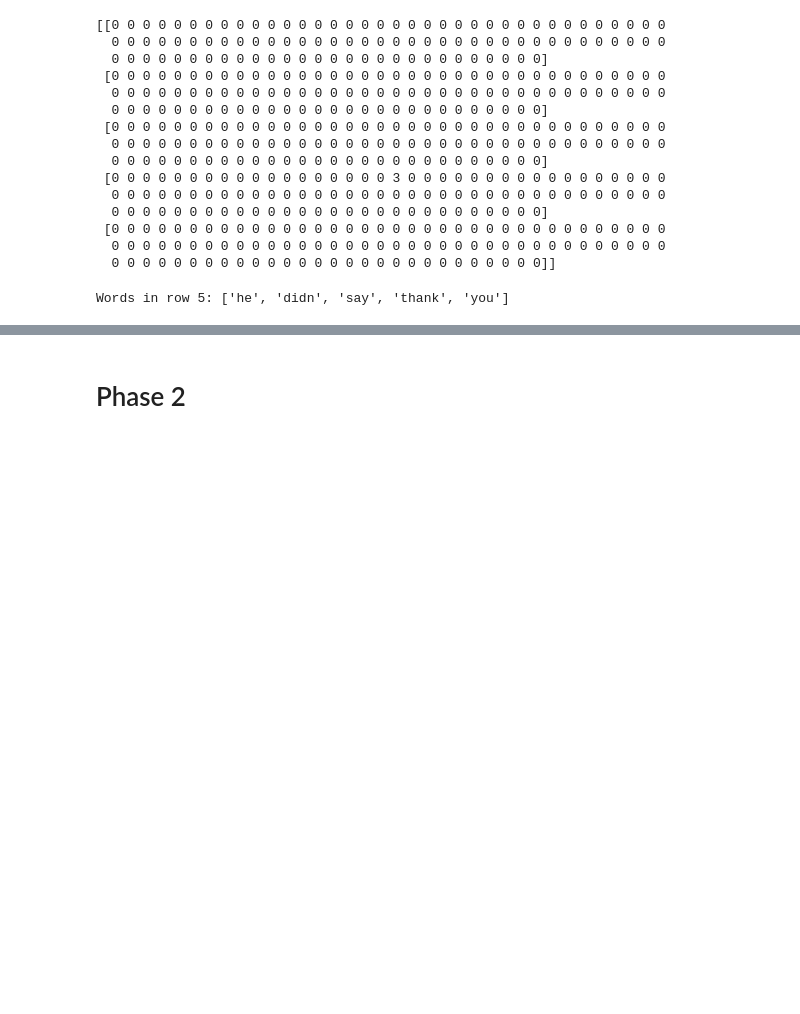
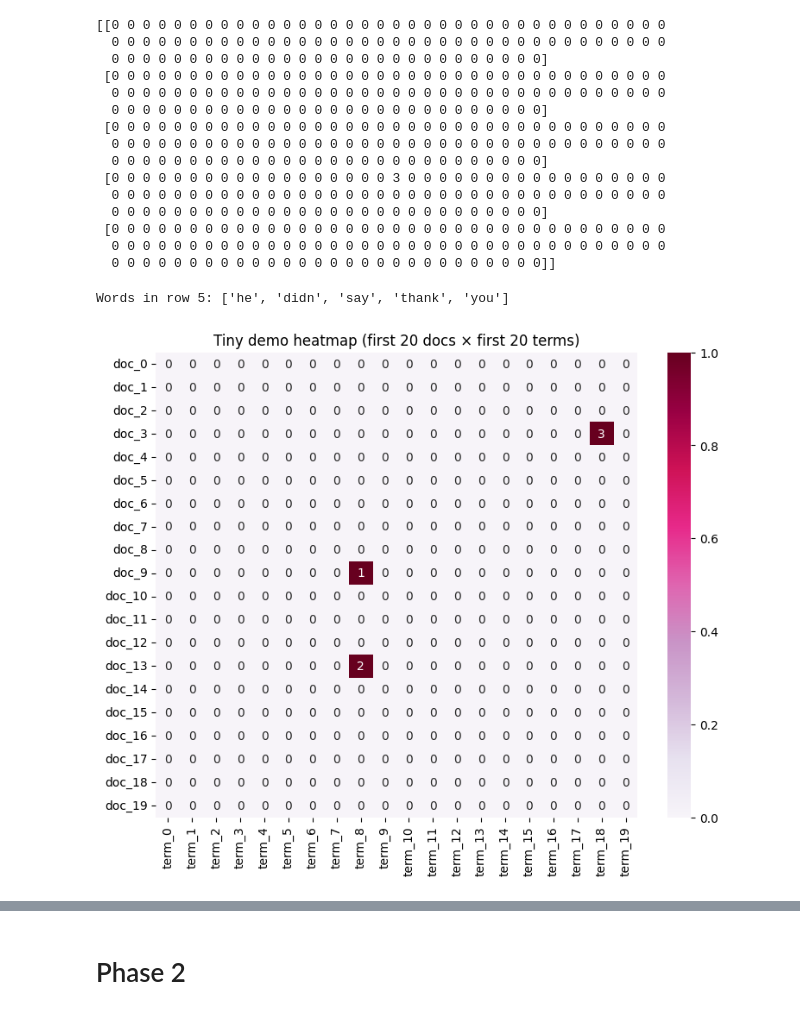
Before and after one commit to viajati/DM2025-Lab1-Exercise, a Jupyter notebook: DM2025-Lab1-Homework.ipynb, the cells around one changed output, grey strips where cells are left out. Cells and saved outputs as stored; diff of their text form; code cells hidden in the pictures; blank space fills up the shorter version.

Commit message:
Finished Up to Exercise 11 HW

```diff
--- a/DM2025-Lab1-Homework.ipynb
+++ b/DM2025-Lab1-Homework.ipynb
@@ -416,3 +416,38 @@ words_in_row5 = [feature_names[i] for i in nonzero_indices]
 print("Words in row 5:", words_in_row5)
 # %% [output]
 Words in row 5: ['he', 'didn', 'say', 'thank', 'you']
+# %%
+# Exercise 11
+
+# Part A: Tiny demo heatmap (first 20 docs × first 20 terms)
+
+import pandas as pd
+import numpy as np
+import matplotlib.pyplot as plt
+import seaborn as sns
+
+# We reuse the fitted vectorizer + matrix from Exercise 10:
+# count_vect: has the learned vocabulary
+# X_counts: sparse matrix (rows = docs, cols = terms, values = counts)
+
+# we the first 20 feature names (terms) just for a small, readable demo
+terms_20 = count_vect.get_feature_names_out()[0:20]
+
+plot_x = [f"term_{i}" for i in range(20)]
+
+docs_20_idx = list(df.index)[0:20]
+plot_y = [f"doc_{i}" for i in docs_20_idx]
+
+# we slice the sparse matrix: first 20 docs × first 20 terms, then convert to dense array
+plot_z = X_counts[0:20, 0:20].toarray()
+
+# we put it into a DataFrame so seaborn can draw it easily
+df_todraw = pd.DataFrame(plot_z, columns=plot_x, index=plot_y)
+
+# we then draw the tiny heatmap
+plt.subplots(figsize=(9, 7))
+ax = sns.heatmap(df_todraw, cmap="PuRd", vmin=0, vmax=1, annot=True)
+ax.set_title("Tiny demo heatmap (first 20 docs × first 20 terms)")
+plt.show()
+# %% [output]
+[figure, added]
```
Also changed, not shown: parts of 1 cell of this notebook.
